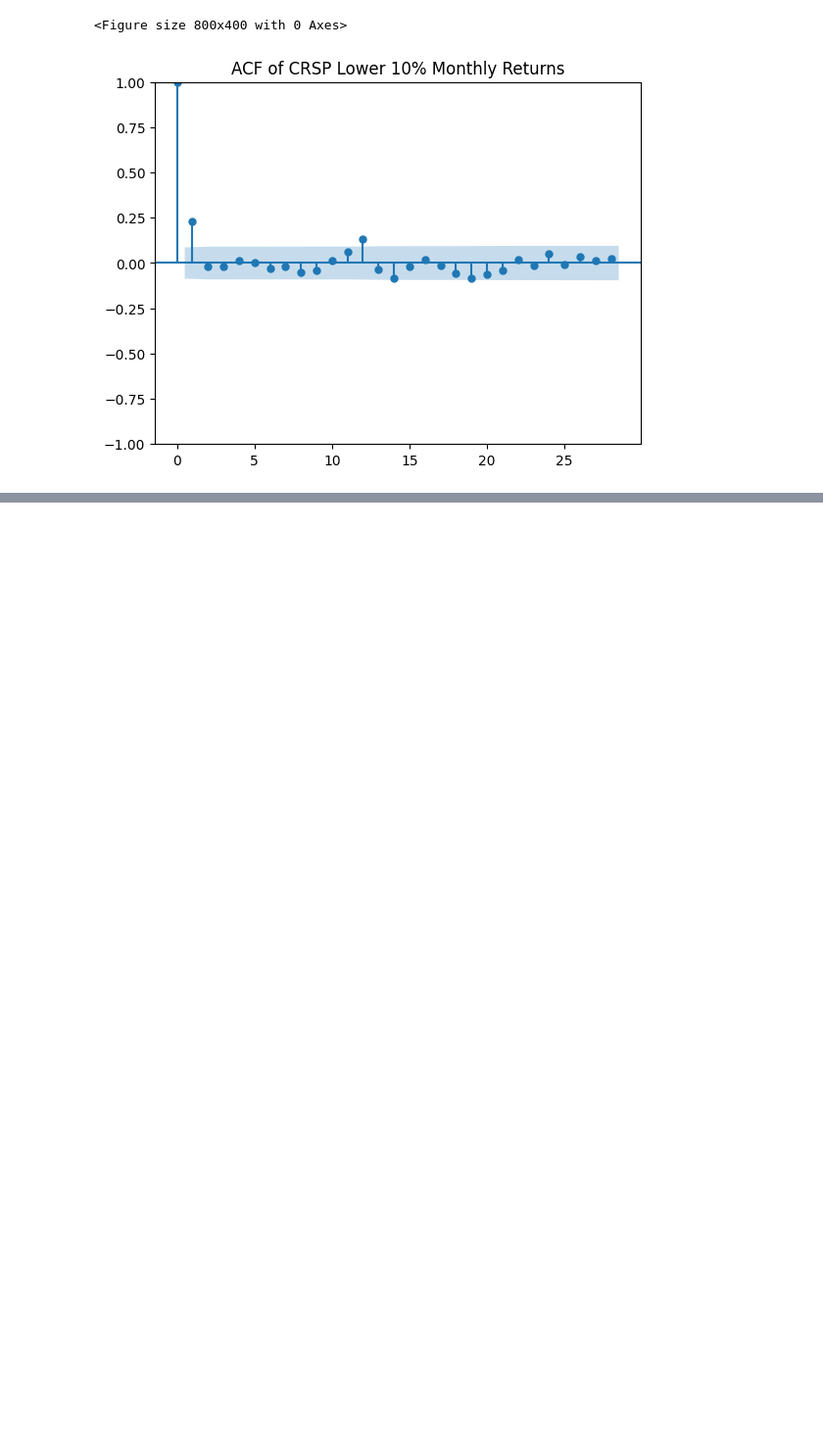
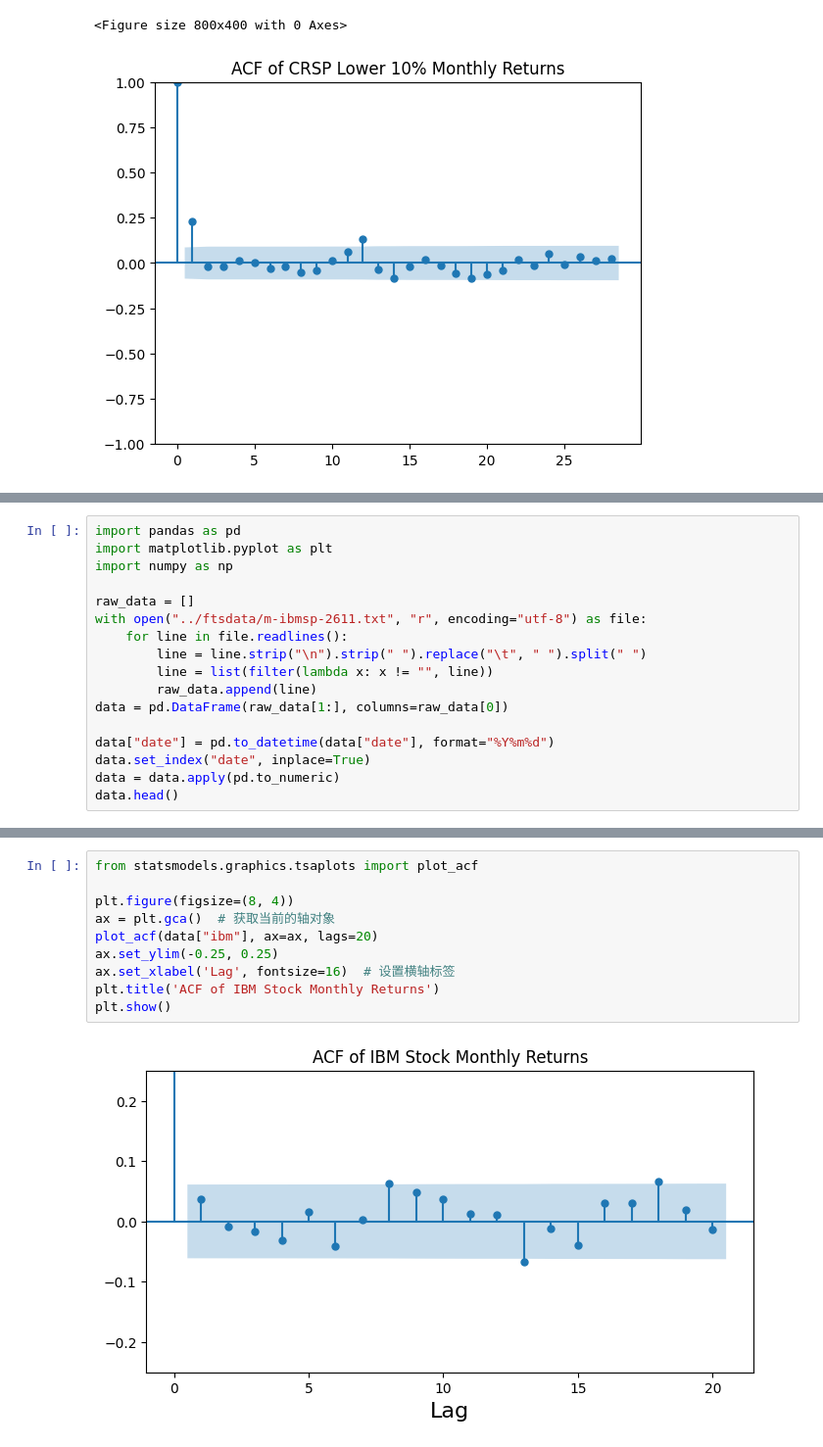
Before and after one commit to 3000ye/TimeSeriesAnalysis, a Jupyter notebook: Ch2/_sample.ipynb, the cells around one changed output, grey strips where cells are left out. Shown at 98% size. Drawn from its saved outputs; the diff is of its cells as text; blank space fills up the shorter version.

```diff
--- a/Ch2/_sample.ipynb
+++ b/Ch2/_sample.ipynb
@@ -190,0 +193,17 @@ plt.show()
+# %%
+import pandas as pd
+import matplotlib.pyplot as plt
+import numpy as np
+
+raw_data = []
+with open("../ftsdata/m-ibmsp-2611.txt", "r", encoding="utf-8") as file:
+    for line in file.readlines():
+        line = line.strip("\n").strip(" ").replace("\t", " ").split(" ")
+        line = list(filter(lambda x: x != "", line))
+        raw_data.append(line)
+data = pd.DataFrame(raw_data[1:], columns=raw_data[0])
+
+data["date"] = pd.to_datetime(data["date"], format="%Y%m%d")
+data.set_index("date", inplace=True)
+data = data.apply(pd.to_numeric)
+data.head()
@@ -190,0 +218,12 @@ plt.show()
+# %%
+from statsmodels.graphics.tsaplots import plot_acf
+
+plt.figure(figsize=(8, 4))
+ax = plt.gca()  # 获取当前的轴对象
+plot_acf(data["ibm"], ax=ax, lags=20)
+ax.set_ylim(-0.25, 0.25)
+ax.set_xlabel('Lag', fontsize=16)  # 设置横轴标签
+plt.title('ACF of IBM Stock Monthly Returns')
+plt.show()
+# %% [output]
+[figure, added]
```
Also changed, not shown: parts of 4 cells of this notebook, 16 other files.
